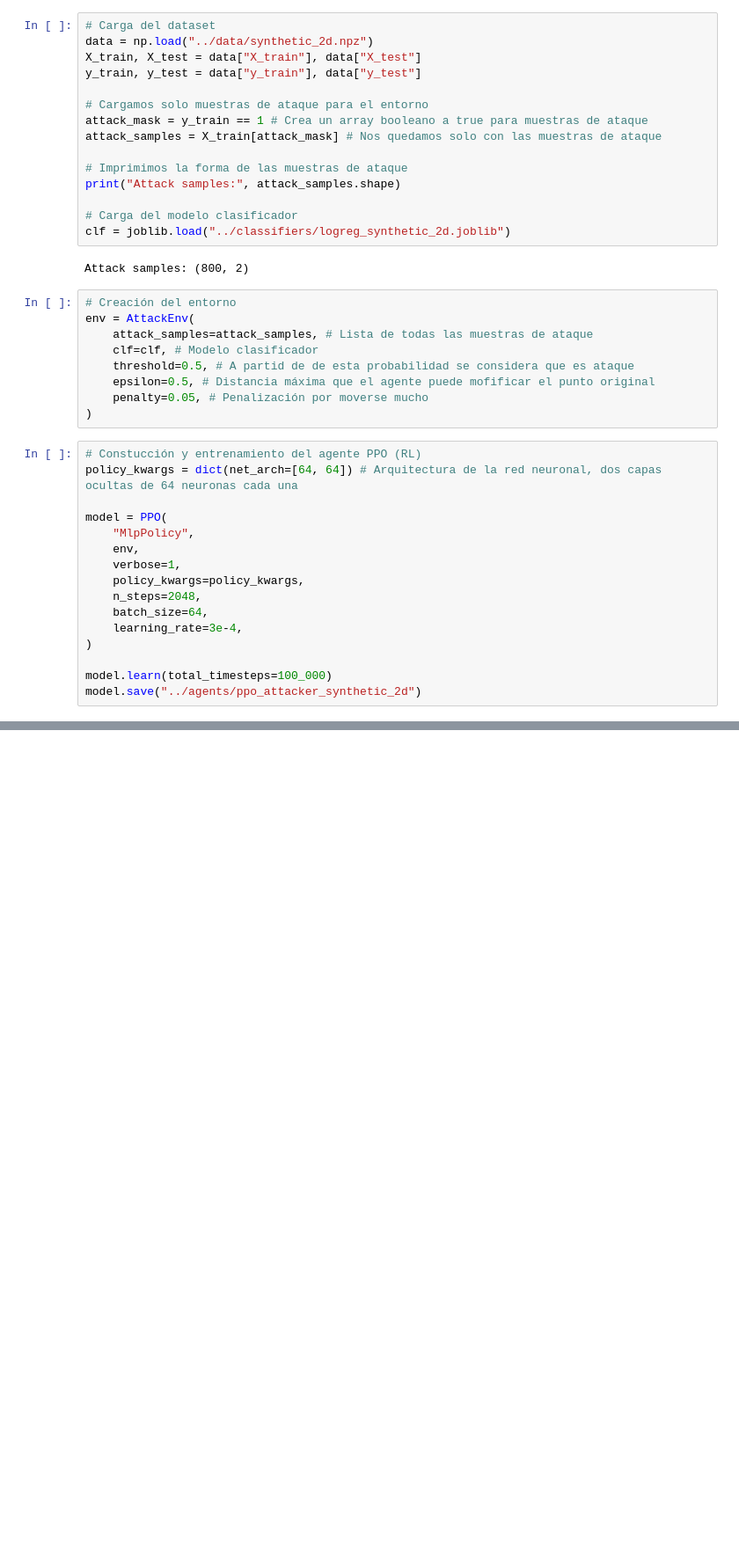
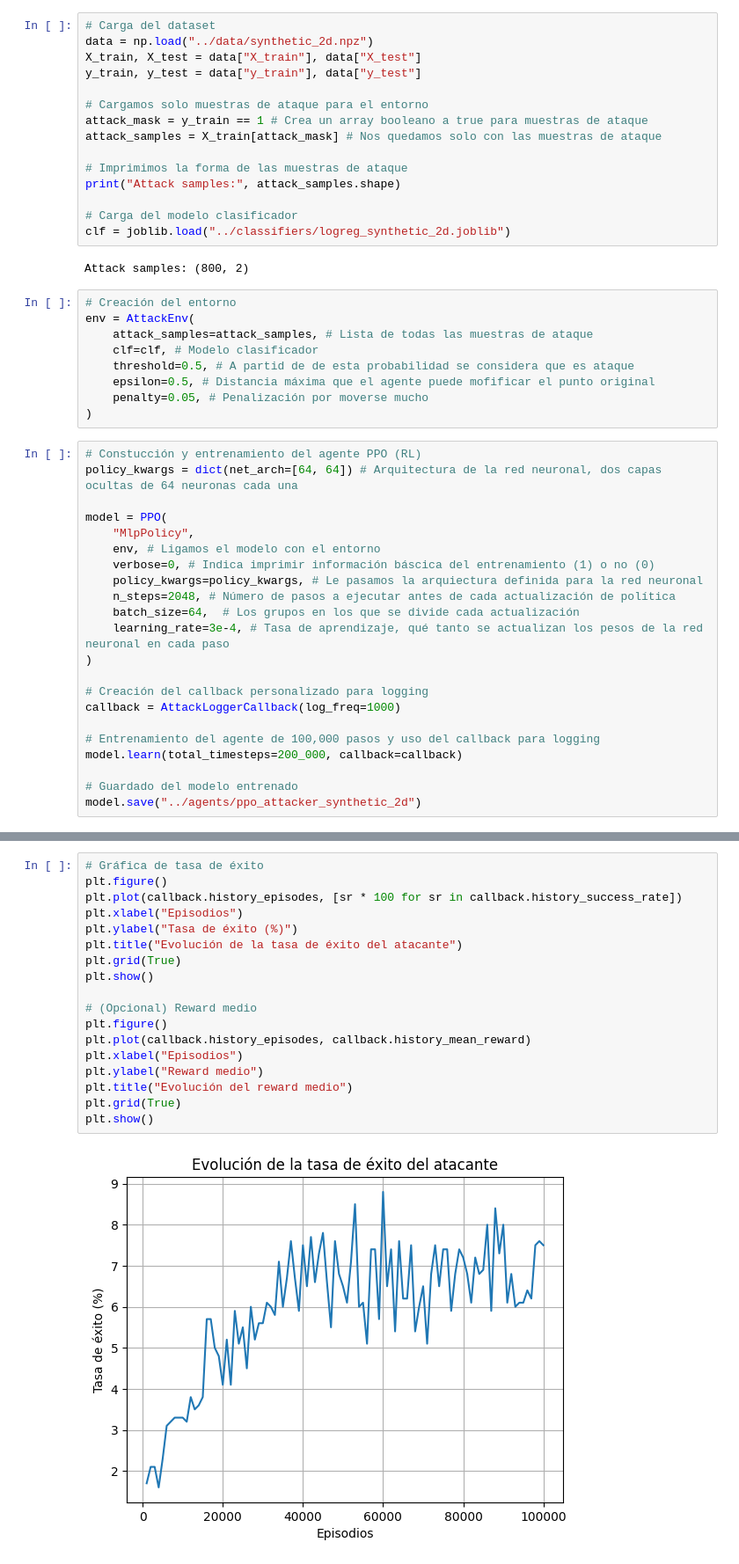
Before and after one commit to robertofdzb10/Tesis, a Jupyter notebook: notebooks/03_train_attacker.ipynb, the cells around one changed output, grey strips where cells are left out. Shown: that part at 88% size. Drawn from its saved outputs; the diff is of its cells as text; blank space fills up the shorter version.

Commit message:
Small Improvements in the RL Attacker

```diff
--- a/notebooks/03_train_attacker.ipynb
+++ b/notebooks/03_train_attacker.ipynb
@@ -57,14 +118,20 @@ policy_kwargs = dict(net_arch=[64, 64]) # Arquitectura de la red neuronal, dos c
 
 model = PPO(
     "MlpPolicy",
-    env,
-    verbose=1,
-    policy_kwargs=policy_kwargs,
-    n_steps=2048,
-    batch_size=64,
-    learning_rate=3e-4,
+    env, # Ligamos el modelo con el entorno
+    verbose=0, # Indica imprimir información báscica del entrenamiento (1) o no (0)
+    policy_kwargs=policy_kwargs, # Le pasamos la arquiectura definida para la red neuronal
+    n_steps=2048, # Número de pasos a ejecutar antes de cada actualización de política
+    batch_size=64,  # Los grupos en los que se divide cada actualización
+    learning_rate=3e-4, # Tasa de aprendizaje, qué tanto se actualizan los pesos de la red neuronal en cada paso
 )
 
-model.learn(total_timesteps=100_000)
+# Creación del callback personalizado para logging
+callback = AttackLoggerCallback(log_freq=1000)
+
+# Entrenamiento del agente de 100,000 pasos y uso del callback para logging
+model.learn(total_timesteps=200_000, callback=callback)
+
+# Guardado del modelo entrenado
 model.save("../agents/ppo_attacker_synthetic_2d")
 # %% [output]
@@ -90,0 +155,20 @@ Wrapping the env in a DummyVecEnv.
+# %%
+# Gráfica de tasa de éxito
+plt.figure()
+plt.plot(callback.history_episodes, [sr * 100 for sr in callback.history_success_rate])
+plt.xlabel("Episodios")
+plt.ylabel("Tasa de éxito (%)")
+plt.title("Evolución de la tasa de éxito del atacante")
+plt.grid(True)
+plt.show()
+
+# (Opcional) Reward medio
+plt.figure()
+plt.plot(callback.history_episodes, callback.history_mean_reward)
+plt.xlabel("Episodios")
+plt.ylabel("Reward medio")
+plt.title("Evolución del reward medio")
+plt.grid(True)
+plt.show()
+# %% [output]
+[figure, added]
```
Also changed, not shown: parts of 7 cells of this notebook, 3 other files.
